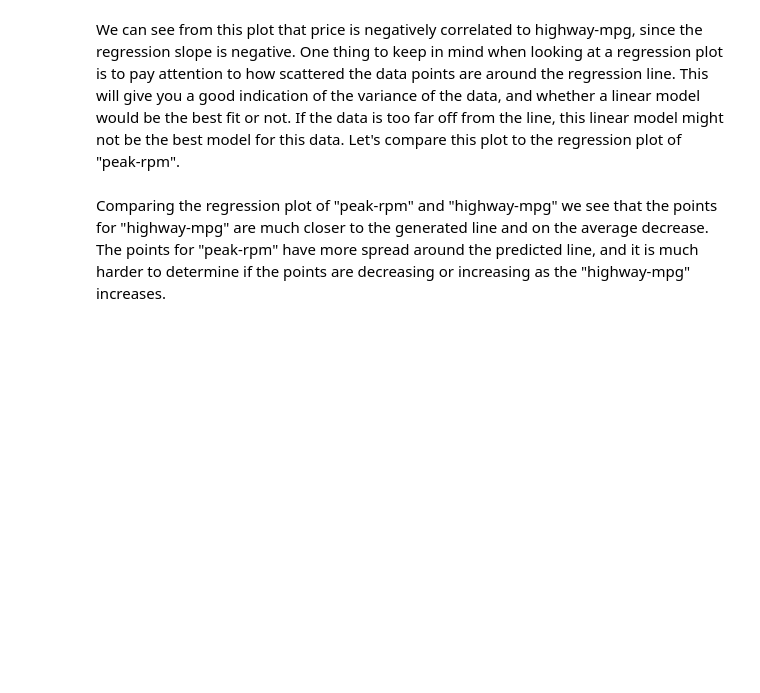
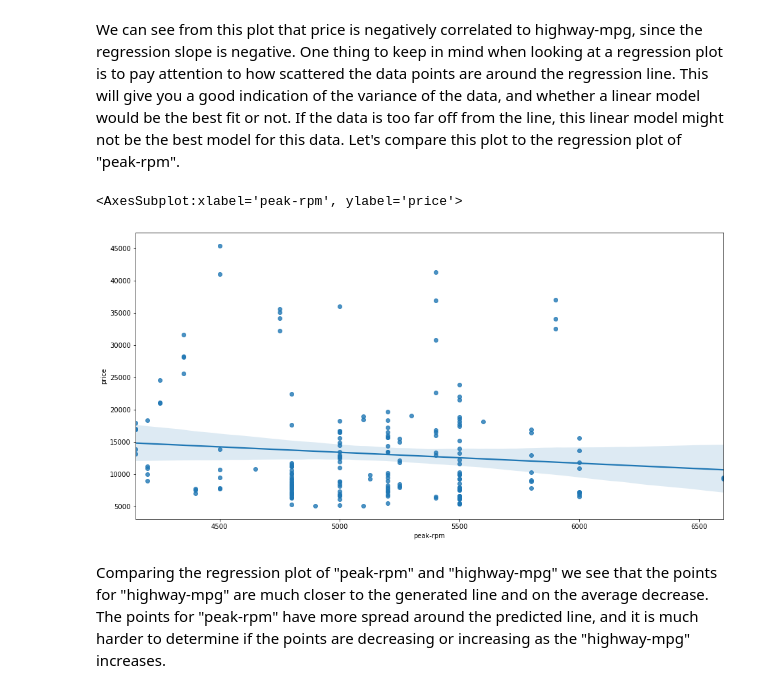
Before and after one commit to OmarInCS/data-analysis-visulization-python, a Jupyter notebook: week3/day1/lesson-10-regression-models.ipynb, the cells around one changed output. Saved outputs shown, nothing was run; the diff lists cells and outputs as text; code cells hidden in the pictures; blank space fills up the shorter version.

```diff
--- a/week3/day1/lesson-10-regression-models.ipynb
+++ b/week3/day1/lesson-10-regression-models.ipynb
@@ -313,6 +412,11 @@ import seaborn as sns
 One thing to keep in mind when looking at a regression plot is to pay attention to how scattered the data points are around the regression line. This will give you a good indication of the variance of the data, and whether a linear model would be the best fit or not. If the data is too far off from the line, this linear model might not be the best model for this data. Let's compare this plot to the regression plot of "peak-rpm".</p>
 # %%
 # plot to the regression plot of "peak-rpm".
+plt.figure(figsize=(16, 8))
+sns.regplot(data=df, x="peak-rpm", y="price")
+# %% [output]
+<AxesSubplot:xlabel='peak-rpm', ylabel='price'>
+[figure, added]
 # %% [markdown]
 <p>Comparing the regression plot of "peak-rpm" and "highway-mpg" we see that the points for "highway-mpg" are much closer to the generated line and on the average decrease. The points for "peak-rpm" have more spread around the predicted line, and it is much harder to determine if the points are decreasing or increasing as the "highway-mpg" increases.</p>
 # %% [markdown]
```
Also changed, not shown: parts of 26 cells of this notebook.
